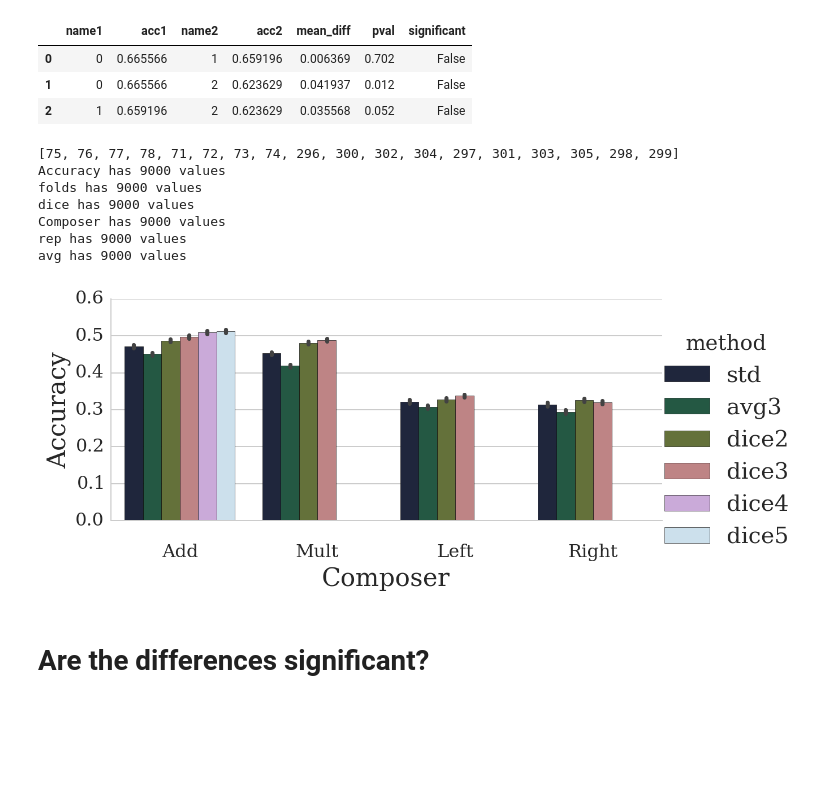
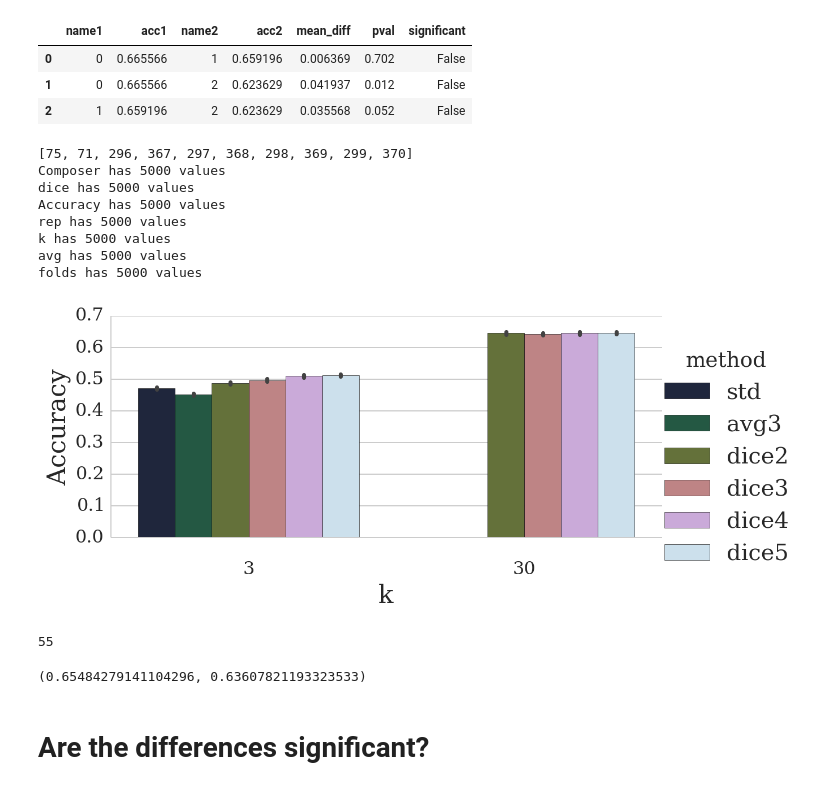
Before and after one commit to mbatchkarov/ExpLosion, a Jupyter notebook: notebooks/w2v_repeats_effect_of_random_initialisation.ipynb, the cells around one changed output. Saved outputs shown, nothing was run; the diff lists cells and outputs as text; code cells hidden in the pictures; blank space fills up the shorter version.

Commit message:
analysis of yesterday's experiments

```diff
--- a/notebooks/w2v_repeats_effect_of_random_initialisation.ipynb
+++ b/notebooks/w2v_repeats_effect_of_random_initialisation.ipynb
@@ -16,6 +16,6 @@ sns.categorical.bootstrap = my_bootstrap
 # %%
 def get(corpus='amazon_grouped-tagged', rep=0, avg=False, reorder=False,
-       composers=['Add', 'Mult', 'Left', 'Right']):
+       composers=['Add', 'Mult', 'Left', 'Right'], k=[3]):
     query_dict = {
         'expansions__use_similarity': 0,
           'expansions__neighbour_strategy':'linear',
@@ -30,7 +30,7 @@ def get(corpus='amazon_grouped-tagged', rep=0, avg=False, reorder=False,
           'expansions__decode_handler': 'SignifiedOnlyFeatureHandler',
           'expansions__noise': 0,
           'expansions__use_similarity': 0,
-          'expansions__k':3,
+          'expansions__k__in':k,
           'expansions__vectors__unlabelled_percentage': 15,
           'expansions__vectors__rep': rep,
           'expansions__vectors__avg': avg,
@@ -83,29 +91,44 @@ get_demsar_params(ids, ['expansions__vectors__rep'])[0]
 | 1 | 0 | 0.665566 | 2 | 0.623629 | 0.041937 | 0.012 | False |
 | 2 | 1 | 0.659196 | 2 | 0.623629 | 0.035568 | 0.052 | False |
 # %%
-ids = get(rep=0) + get(rep=3, avg=True) + list(chain.from_iterable(get(rep=i, reorder=True) for i in [2,3,4,5]))
+ids = get(rep=0, composers=['Add'], k=[3,30]) +\
+      get(rep=3, avg=True, composers=['Add'], k=[3,30]) +\
+      list(chain.from_iterable(get(rep=i, reorder=True, composers=['Add'], k=[3,30]) for i in [2,3,4,5]))
 print(ids)
 df = dataframe_from_exp_ids(ids, fields_to_include={'rep':'expansions__vectors__rep',
                                                     'avg':'expansions__vectors__avg',
                                                     'dice':'expansions__vectors__reorder',
+                                                    'k': 'expansions__k',
                                                     'Composer': 'expansions__vectors__composer'}).convert_objects(convert_numeric=True)
 
 df['method'] = 'avg3'
 df.loc[df.rep==0, 'method'] = 'std'
 for i in [2,3,4,5]:
     df.loc[(df.rep==i) & (df.dice==1), 'method'] = 'dice%d'%i
 df = df.drop('avg dice rep'.split(), axis=1)
 with sns.color_palette("cubehelix", 6):
-    sns.factorplot(data=df, x='Composer', y='Accuracy', hue='method',
+    sns.factorplot(data=df, x='k', y='Accuracy', hue='method',
                        kind='bar', ci=68, aspect=2);
 plt.savefig('plot-w2v_random_init_boost.pdf', format='pdf', dpi=300, bbox_inches='tight', pad_inches=0.1)
 # %% [output]
-[75, 76, 77, 78, 71, 72, 73, 74, 296, 300, 302, 304, 297, 301, 303, 305, 298, 299]
-Accuracy has 9000 values
-folds has 9000 values
-dice has 9000 values
-Composer has 9000 values
-rep has 9000 values
-avg has 9000 values
+[75, 71, 296, 367, 297, 368, 298, 369, 299, 370]
+Composer has 5000 values
+dice has 5000 values
+Accuracy has 5000 values
+rep has 5000 values
+k has 5000 values
+avg has 5000 values
+folds has 5000 values
-[figure, old version]
+[figure, new version]
+# %%
+Experiment.objects.get(expansions__k=30, expansions__vectors__composer='Add',
+                       expansions__vectors__reorder=False).id
+# 55= k=30, 100% wiki
+# 75= k=3, 15%wiki
+# %% [output]
+55
+# %%
+get_ci(55)[1], get_ci(370)[1]
+# %% [output]
+(0.65484279141104296, 0.63607821193323533)
 # %% [markdown]
```
Also changed, not shown: parts of 5 cells of this notebook, 4 other files.
